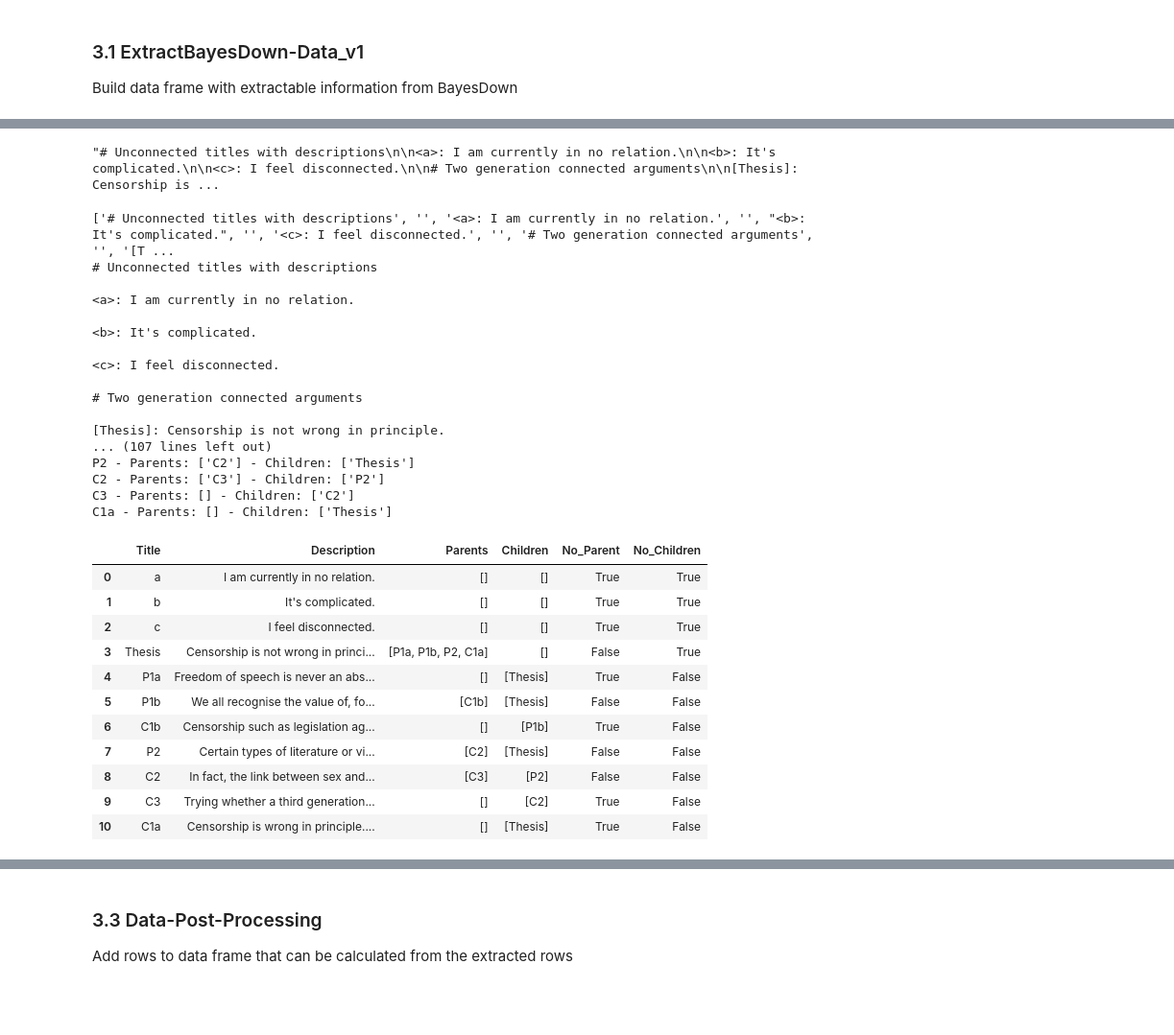
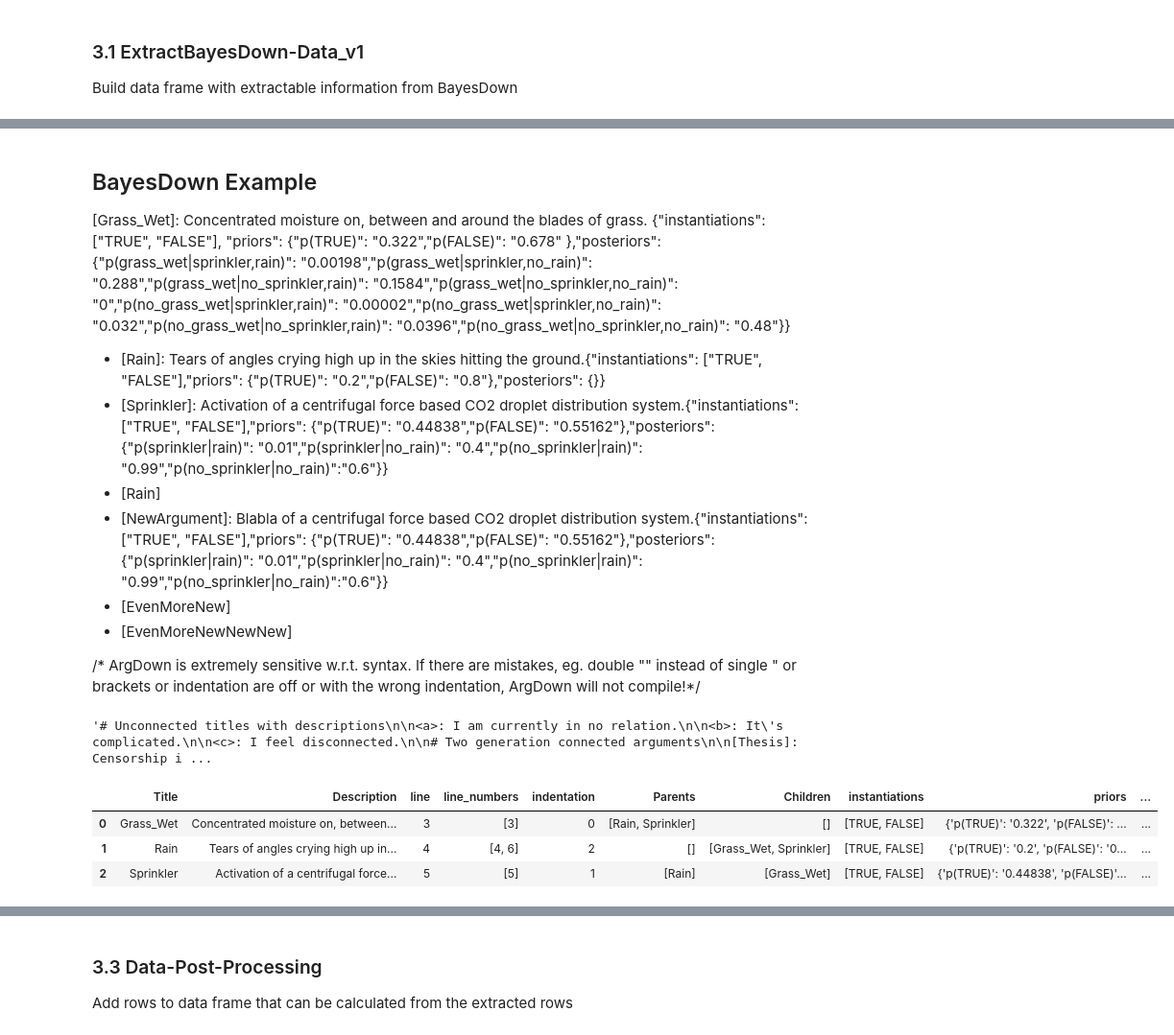
Before and after one commit to SingularitySmith/AMTAIR_Prototype, a Jupyter notebook: version_history/AMTAIR_Prototype_0_1.2.ipynb, the cells around one changed output, grey strips where cells are left out. Shown at 96% size. Drawn from its saved outputs; the diff is of its cells as text; code cells hidden in the pictures; blank space fills up the shorter version.

```diff
--- a/version_history/AMTAIR_Prototype_0_1.2.ipynb
+++ b/version_history/AMTAIR_Prototype_0_1.2.ipynb
@@ -264,9 +233,9 @@ display(Markdown(md_content_ex_rain))
 # read sprinkler example --- Ella VS offline
 file_path_ex_rain = "/Users/ellaalle/code-ws/AMTAIR_Prototype/BayesDown_Example.md"
 with open(file_path_ex_rain, 'r') as f:
-  md_content_ex_rain = f.read()
+  md_content_ex_rain_easy = f.read()
 
-display(Markdown(md_content_ex_rain))
+display(Markdown(md_content_ex_rain_easy))
 # %% [output]
 ## BayesDown Example
 
@@ -319,3 +248,33 @@ display(Markdown(md_content_ex_rain))
 
 /* ArgDown is extremely sensitive w.r.t. syntax. If there are mistakes, eg. double "" instead of single " or brackets or indentation are off or with the wrong indentation, ArgDown will not compile!*/
+# %%
+# read sprinkler example more complicated -- ella
+file_path_ex_rain = "/Users/ellaalle/code-ws/AMTAIR_Prototype/BayesDown_Example_moreComplicated.md"
+with open(file_path_ex_rain, 'r') as f:
+  md_content_ex_rain = f.read()
+
+display(Markdown(md_content_ex_rain))
+# %% [output]
+## BayesDown Example
+
+
+[Grass_Wet]: Concentrated moisture on, between and around the blades of grass. {"instantiations": ["TRUE", "FALSE"], "priors": {"p(TRUE)": "0.322","p(FALSE)": "0.678" },"posteriors": {"p(grass_wet|sprinkler,rain)": "0.00198","p(grass_wet|sprinkler,no_rain)": "0.288","p(grass_wet|no_sprinkler,rain)": "0.1584","p(grass_wet|no_sprinkler,no_rain)": "0","p(no_grass_wet|sprinkler,rain)": "0.00002","p(no_grass_wet|sprinkler,no_rain)": "0.032","p(no_grass_wet|no_sprinkler,rain)": "0.0396","p(no_grass_wet|no_sprinkler,no_rain)": "0.48"}}
+ + [Rain]: Tears of angles crying high up in the skies hitting the ground.{"instantiations": ["TRUE", "FALSE"],"priors": {"p(TRUE)": "0.2","p(FALSE)": "0.8"},"posteriors": {}}
+ + [Sprinkler]: Activation of a centrifugal force based CO2 droplet distribution system.{"instantiations": ["TRUE", "FALSE"],"priors": {"p(TRUE)": "0.44838","p(FALSE)": "0.55162"},"posteriors": {"p(sprinkler|rain)": "0.01","p(sprinkler|no_rain)": "0.4","p(no_sprinkler|rain)": "0.99","p(no_sprinkler|no_rain)":"0.6"}}
+  + [Rain]
+ + [NewArgument]: Blabla of a centrifugal force based CO2 droplet distribution system.{"instantiations": ["TRUE", "FALSE"],"priors": {"p(TRUE)": "0.44838","p(FALSE)": "0.55162"},"posteriors": {"p(sprinkler|rain)": "0.01","p(sprinkler|no_rain)": "0.4","p(no_sprinkler|rain)": "0.99","p(no_sprinkler|no_rain)":"0.6"}}
+  + [EvenMoreNew]
+  + [EvenMoreNewNewNew]
+
+
+/* ArgDown is extremely sensitive w.r.t. syntax. If there are mistakes, eg. double "" instead of single " or brackets or indentation are off or with the wrong indentation, ArgDown will not compile!*/
+# %%
+# read basic ArgDown example With BayesDown syntax added and corss generational added -- Ella
+file_path_easy_ex_B_CG = "/Users/ellaalle/code-ws/AMTAIR_Prototype/Example_file_combined_withBayesDown_Crossgenerational.md"
+with open(file_path_easy_ex_B_CG, 'r') as f:
+  md_content_easy_ex_B_CG = f.read()
+
+md_content_easy_ex_B_CG
+# %% [output]
+'# Unconnected titles with descriptions\n\n<a>: I am currently in no relation.\n\n<b>: It\'s complicated.\n\n<c>: I feel disconnected.\n\n# Two generation connected arguments\n\n[Thesis]: Censorship i ...
 # %%
@@ -517,45 +592,11 @@ def add_no_parent_no_child_columns_to_df(dataframe):
     dataframe['No_Children'] = no_children
 
     return dataframe
-# %%
-# read basic ArgDown example
-file_path_easy_ex = "/Users/ellaalle/code-ws/AMTAIR_Prototype/Example_file.md"
-with open(file_path_easy_ex, 'r') as f:
-  md_content_easy_ex = f.read()
-
-md_content_easy_ex
-# %% [output]
-"# Unconnected titles with descriptions\n\n<a>: I am currently in no relation.\n\n<b>: It's complicated.\n\n<c>: I feel disconnected.\n\n# Two generation connected arguments\n\n[Thesis]: Censorship is ...
 # %%
-result_df = parse_markdown_hierarchy(md_content_easy_ex)
+result_df = parse_markdown_hierarchy(md_content_ex_rain_easy)
 result_df
 # %% [output]
-['# Unconnected titles with descriptions', '', '<a>: I am currently in no relation.', '', "<b>: It's complicated.", '', '<c>: I feel disconnected.', '', '# Two generation connected arguments', '', '[T ...
-# Unconnected titles with descriptions
-
-<a>: I am currently in no relation.
-
-<b>: It's complicated.
-
-<c>: I feel disconnected.
-
-# Two generation connected arguments
-
-[Thesis]: Censorship is not wrong in principle.
-... (107 lines left out)
-P2 - Parents: ['C2'] - Children: ['Thesis']
-C2 - Parents: ['C3'] - Children: ['P2']
-C3 - Parents: [] - Children: ['C2']
-C1a - Parents: [] - Children: ['Thesis']
-|  | Title | Description | Parents | Children | No_Parent | No_Children |
-| 0 | a | I am currently in no relation. | [] | [] | True | True |
-| 1 | b | It's complicated. | [] | [] | True | True |
-| 2 | c | I feel disconnected. | [] | [] | True | True |
-| 3 | Thesis | Censorship is not wrong in princi... | [P1a, P1b, P2, C1a] | [] | False | True |
-| 4 | P1a | Freedom of speech is never an abs... | [] | [Thesis] | True | False |
-| 5 | P1b | We all recognise the value of, fo... | [C1b] | [Thesis] | False | False |
-| 6 | C1b | Censorship such as legislation ag... | [] | [P1b] | True | False |
-| 7 | P2 | Certain types of literature or vi... | [C2] | [Thesis] | False | False |
-| 8 | C2 | In fact, the link between sex and... | [C3] | [P2] | False | False |
-| 9 | C3 | Trying whether a third generation... | [] | [C2] | True | False |
-| 10 | C1a | Censorship is wrong in principle.... | [] | [Thesis] | True | False |
+|  | Title | Description | line | line_numbers | indentation | Parents | Children | instantiations | priors | ... |
+| 0 | Grass_Wet | Concentrated moisture on, between... | 3 | [3] | 0 | [Rain, Sprinkler] | [] | [TRUE, FALSE] | {'p(TRUE)': '0.322', 'p(FALSE)': ... | ... |
+| 1 | Rain | Tears of angles crying high up in... | 4 | [4, 6] | 2 | [] | [Grass_Wet, Sprinkler] | [TRUE, FALSE] | {'p(TRUE)': '0.2', 'p(FALSE)': '0... | ... |
+| 2 | Sprinkler | Activation of a centrifugal force... | 5 | [5] | 1 | [Rain] | [Grass_Wet] | [TRUE, FALSE] | {'p(TRUE)': '0.44838', 'p(FALSE)'... | ... |
```
Also changed, not shown: parts of 12 cells of this notebook.
